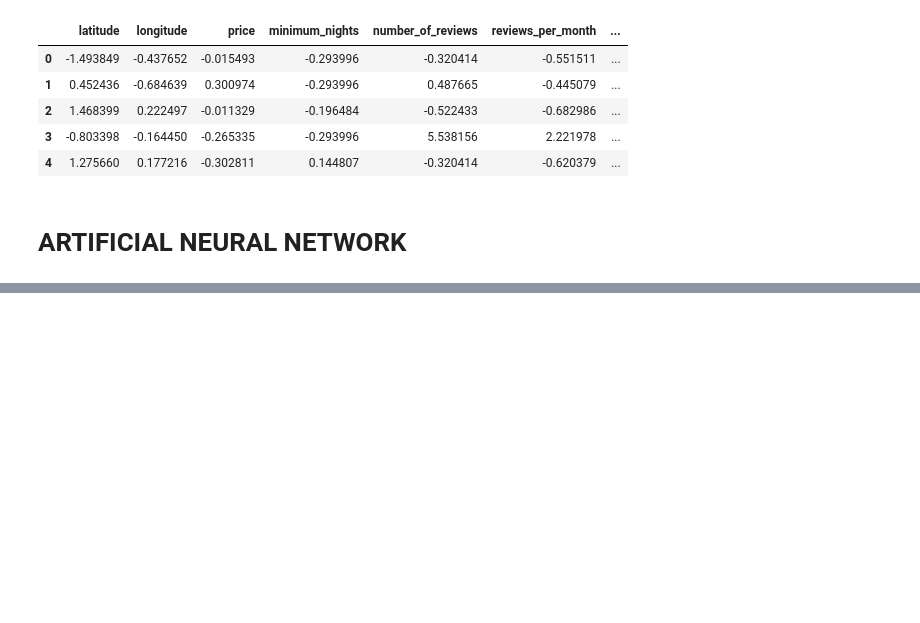
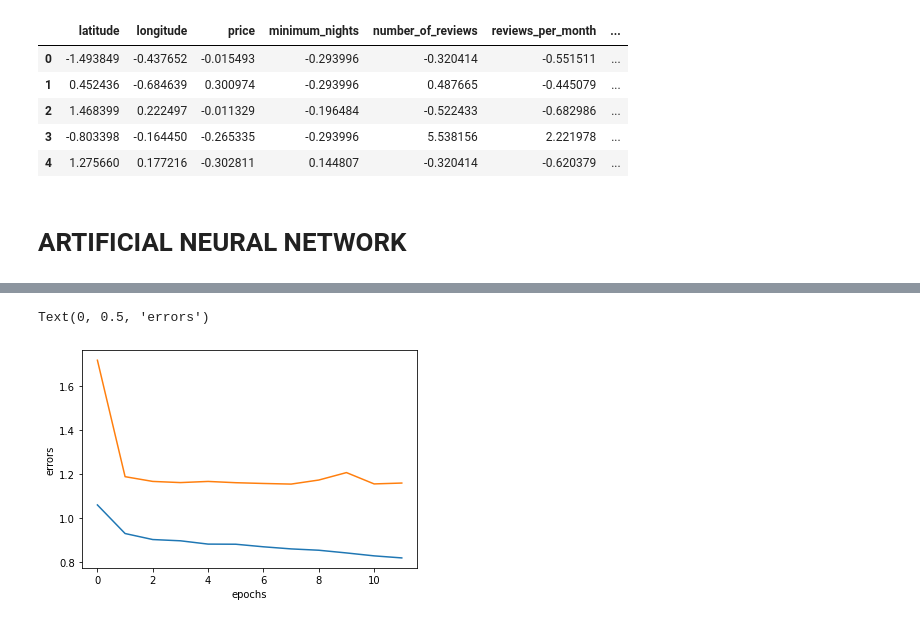
Before and after one commit to abhi-11nav/NewYork_HousingPrice, a Jupyter notebook: NewYork_Airbnb.ipynb, the cells around one changed output, grey strips where cells are left out. Cells and saved outputs as stored; diff of their text form; code cells hidden in the pictures; blank space fills up the shorter version.

```diff
--- a/NewYork_Airbnb.ipynb
+++ b/NewYork_Airbnb.ipynb
@@ -434,0 +445,8 @@ Epoch 12/12
+# %%
+plt.plot(history.history["mean_squared_error"])
+plt.plot(history.history["val_mean_squared_error"])
+plt.xlabel("epochs")
+plt.ylabel("errors")
+# %% [output]
+Text(0, 0.5, 'errors')
+[figure, added]
```
Also changed, not shown: parts of 5 cells of this notebook.
